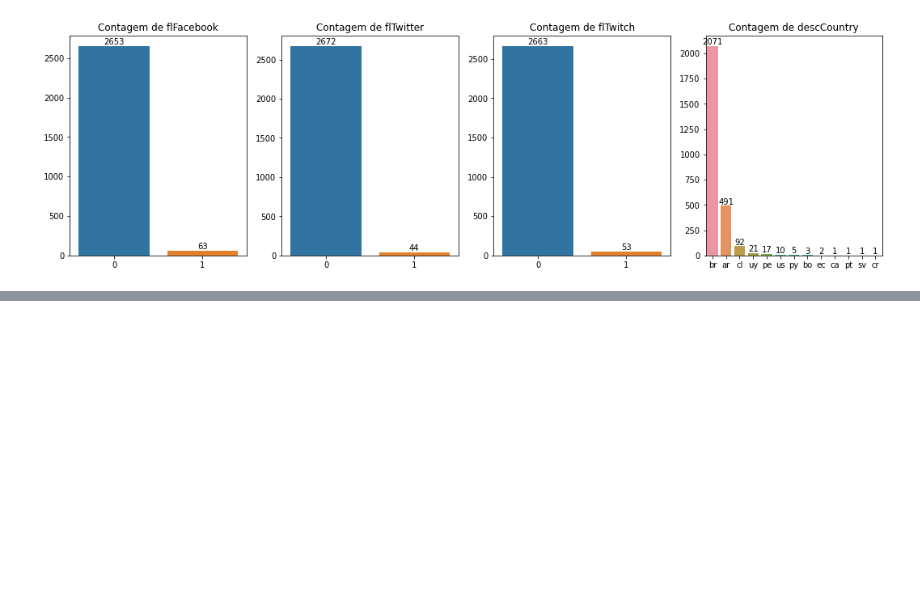
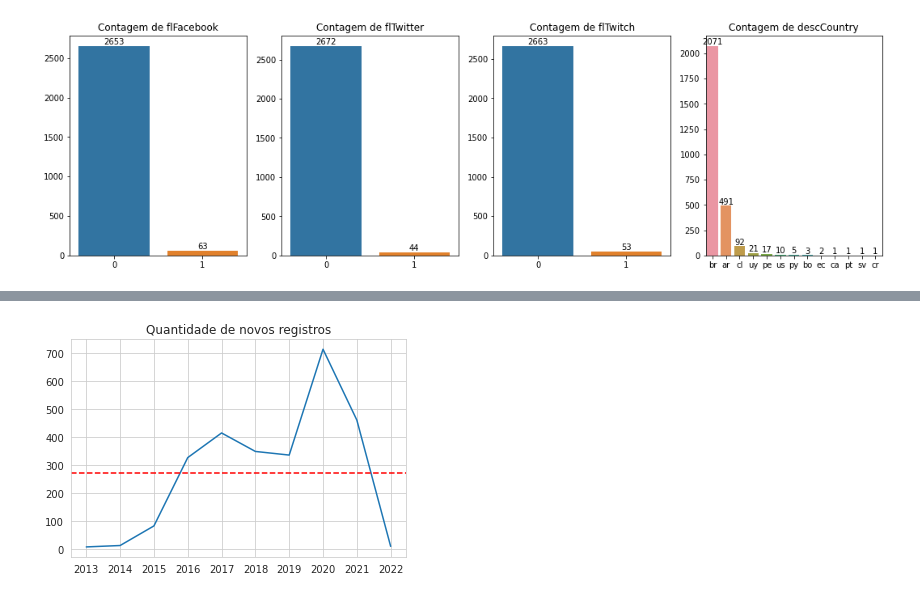
Before and after one commit to barbosarafael/csgo_with_data, a Jupyter notebook: notebook/1.0.EDA_dataset.ipynb, the cells around one changed output, grey strips where cells are left out. Drawn from its saved outputs; the diff is of its cells as text; code cells hidden in the pictures; blank space fills up the shorter version.

```diff
--- a/notebook/1.0.EDA_dataset.ipynb
+++ b/notebook/1.0.EDA_dataset.ipynb
@@ -159,0 +204,20 @@ Quando olhamos os países a quais os Players pertencem, majoritariamente temos o
+# %%
+dfAggDateByYear = players1\
+.pipe(extractFeaturesFromDateVar, col = 'dtRegistration')\
+.groupby('dtRegistrationYear')\
+.agg(\
+    {
+    'cont':sum
+    }
+    )
+
+yearsFromPlayers = dfAggDateByYear\
+.reset_index(level = 0)\
+['dtRegistrationYear'].tolist()
+
+p = sns.lineplot(data = dfAggDateByYear, x = 'dtRegistrationYear', y = 'cont')
+p.set(xlabel = None, ylabel = None, title = 'Quantidade de novos registros')
+p.axhline(y = dfAggDateByYear['cont'].mean(), color = 'red', linestyle = '--')
+_ = plt.xticks(yearsFromPlayers)
+# %% [output]
+[figure, added]
```
Also changed, not shown: parts of 15 cells of this notebook, 1 other file.
